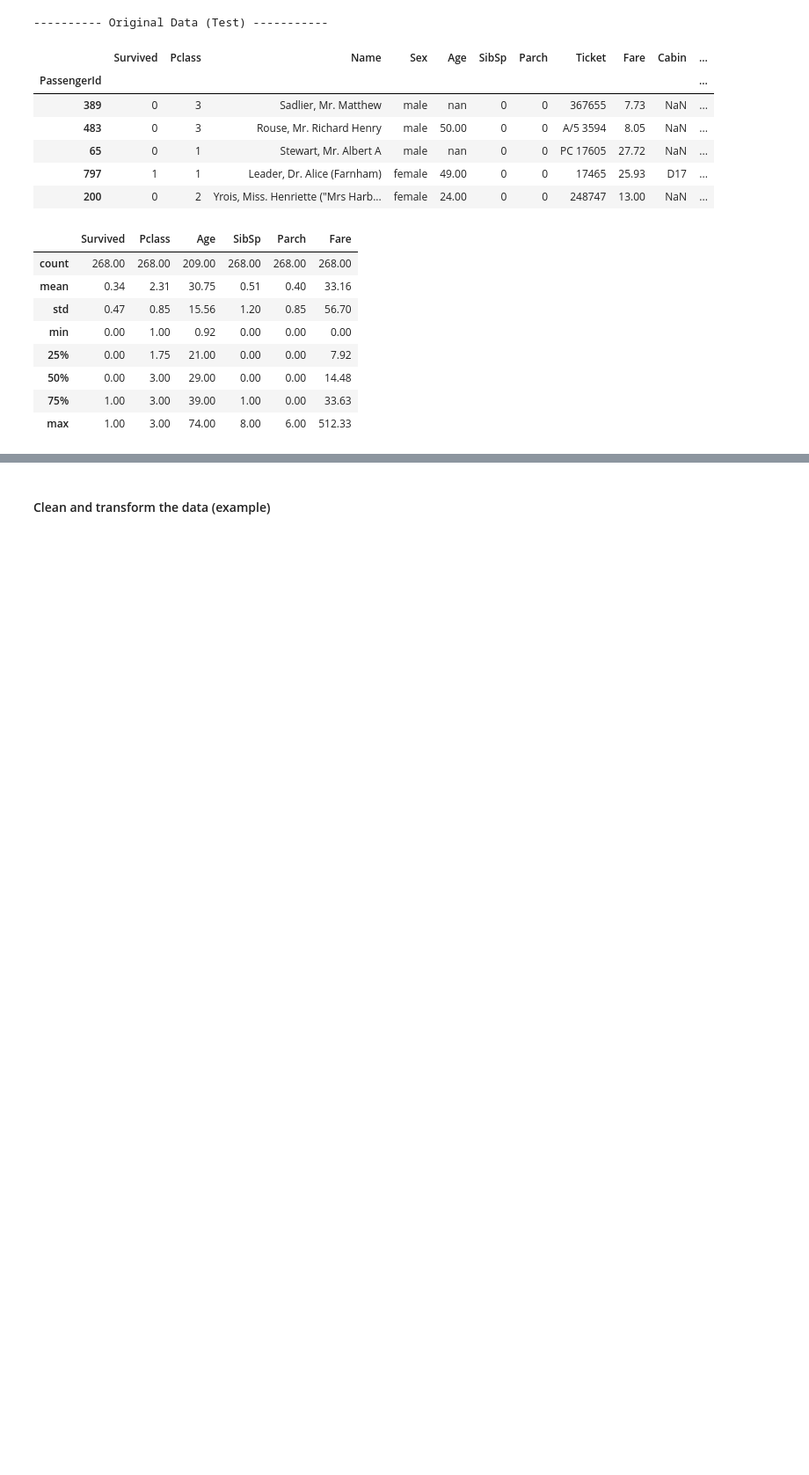
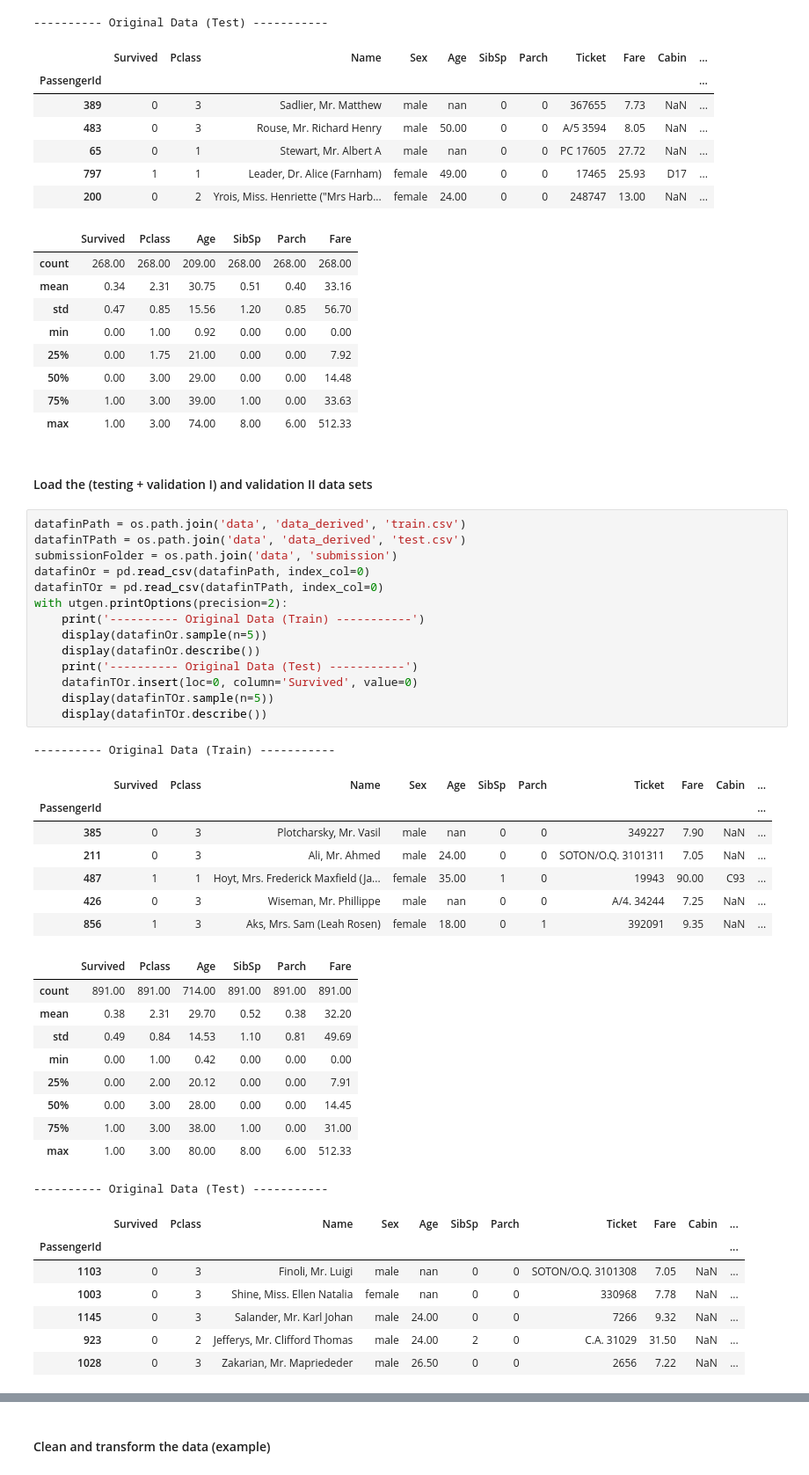
Before and after one commit to mysterious-ben/Titanic, a Jupyter notebook: run/run_model.ipynb, the cells around one changed output, grey strips where cells are left out. Shown at 88% size. Cells and saved outputs as stored; diff of their text form; blank space fills up the shorter version.

```diff
--- a/run/run_model.ipynb
+++ b/run/run_model.ipynb
@@ -80,3 +80,45 @@ with utgen.printOptions(precision=2):
 | 50% | 0.00 | 3.00 | 29.00 | 0.00 | 0.00 | 14.48 |
 | 75% | 1.00 | 3.00 | 39.00 | 1.00 | 0.00 | 33.63 |
 | max | 1.00 | 3.00 | 74.00 | 8.00 | 6.00 | 512.33 |
+# %% [markdown]
+#### Load the (testing + validation I) and validation II data sets
+# %%
+datafinPath = os.path.join('data', 'data_derived', 'train.csv')
+datafinTPath = os.path.join('data', 'data_derived', 'test.csv')
+submissionFolder = os.path.join('data', 'submission')
+datafinOr = pd.read_csv(datafinPath, index_col=0)
+datafinTOr = pd.read_csv(datafinTPath, index_col=0)
+with utgen.printOptions(precision=2):
+    print('---------- Original Data (Train) -----------')
+    display(datafinOr.sample(n=5))
+    display(datafinOr.describe())
+    print('---------- Original Data (Test) -----------')
+    datafinTOr.insert(loc=0, column='Survived', value=0)
+    display(datafinTOr.sample(n=5))
+    display(datafinTOr.describe())
+# %% [output]
+---------- Original Data (Train) -----------
+|  | Survived | Pclass | Name | Sex | Age | SibSp | Parch | Ticket | Fare | Cabin | ... |
+| PassengerId |  |  |  |  |  |  |  |  |  |  | ... |
+| 385 | 0 | 3 | Plotcharsky, Mr. Vasil | male | nan | 0 | 0 | 349227 | 7.90 | NaN | ... |
+| 211 | 0 | 3 | Ali, Mr. Ahmed | male | 24.00 | 0 | 0 | SOTON/O.Q. 3101311 | 7.05 | NaN | ... |
+| 487 | 1 | 1 | Hoyt, Mrs. Frederick Maxfield (Ja... | female | 35.00 | 1 | 0 | 19943 | 90.00 | C93 | ... |
+| 426 | 0 | 3 | Wiseman, Mr. Phillippe | male | nan | 0 | 0 | A/4. 34244 | 7.25 | NaN | ... |
+| 856 | 1 | 3 | Aks, Mrs. Sam (Leah Rosen) | female | 18.00 | 0 | 1 | 392091 | 9.35 | NaN | ... |
+|  | Survived | Pclass | Age | SibSp | Parch | Fare |
+| count | 891.00 | 891.00 | 714.00 | 891.00 | 891.00 | 891.00 |
+| mean | 0.38 | 2.31 | 29.70 | 0.52 | 0.38 | 32.20 |
+| std | 0.49 | 0.84 | 14.53 | 1.10 | 0.81 | 49.69 |
+| min | 0.00 | 1.00 | 0.42 | 0.00 | 0.00 | 0.00 |
+| 25% | 0.00 | 2.00 | 20.12 | 0.00 | 0.00 | 7.91 |
+| 50% | 0.00 | 3.00 | 28.00 | 0.00 | 0.00 | 14.45 |
+| 75% | 1.00 | 3.00 | 38.00 | 1.00 | 0.00 | 31.00 |
+| max | 1.00 | 3.00 | 80.00 | 8.00 | 6.00 | 512.33 |
+---------- Original Data (Test) -----------
+|  | Survived | Pclass | Name | Sex | Age | SibSp | Parch | Ticket | Fare | Cabin | ... |
+| PassengerId |  |  |  |  |  |  |  |  |  |  | ... |
+| 1103 | 0 | 3 | Finoli, Mr. Luigi | male | nan | 0 | 0 | SOTON/O.Q. 3101308 | 7.05 | NaN | ... |
+| 1003 | 0 | 3 | Shine, Miss. Ellen Natalia | female | nan | 0 | 0 | 330968 | 7.78 | NaN | ... |
+| 1145 | 0 | 3 | Salander, Mr. Karl Johan | male | 24.00 | 0 | 0 | 7266 | 9.32 | NaN | ... |
+| 923 | 0 | 2 | Jefferys, Mr. Clifford Thomas | male | 24.00 | 2 | 0 | C.A. 31029 | 31.50 | NaN | ... |
+| 1028 | 0 | 3 | Zakarian, Mr. Mapriededer | male | 26.50 | 0 | 0 | 2656 | 7.22 | NaN | ... |
```
Also changed, not shown: parts of 24 cells of this notebook, 2 other files.
